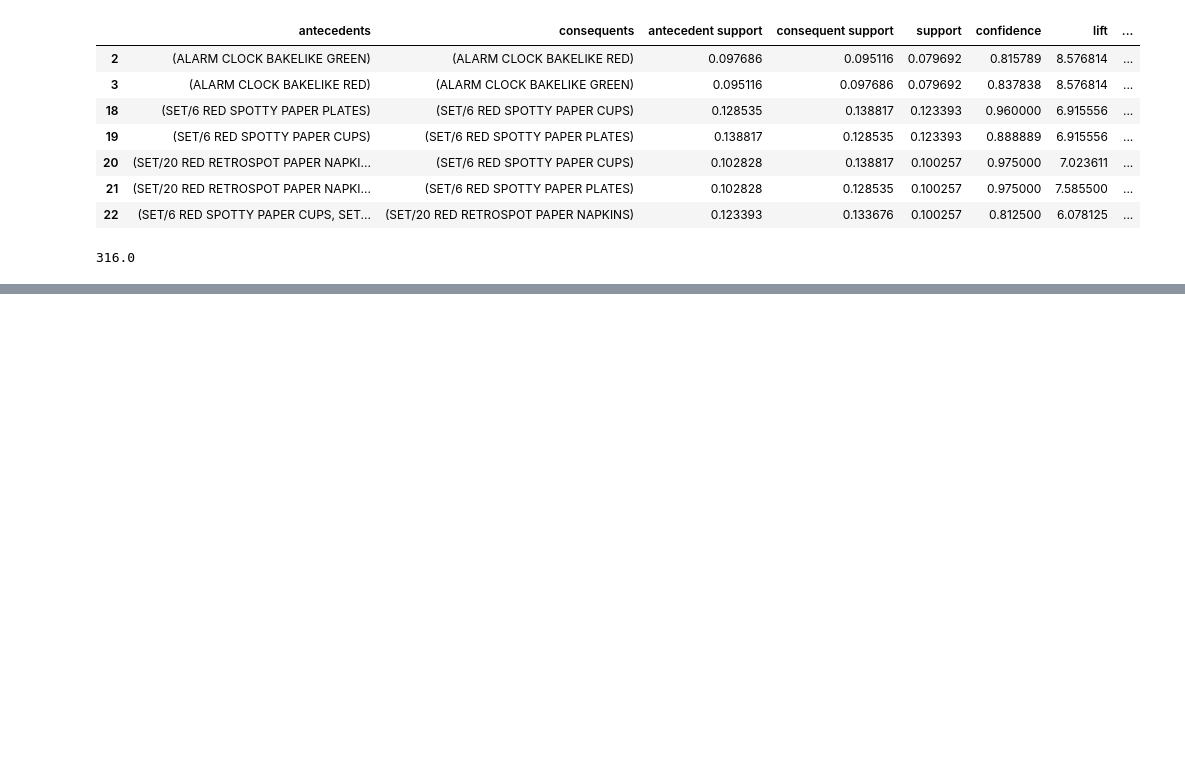
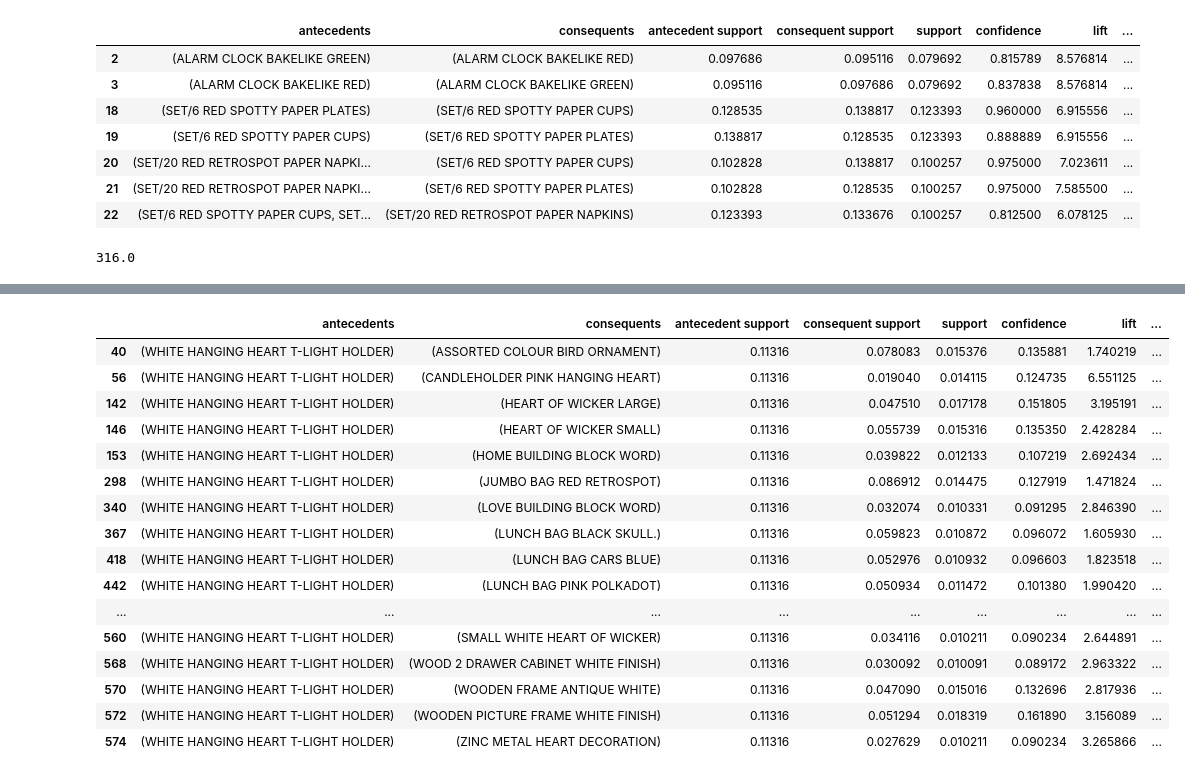
Before and after one commit to Preetikasri/Online-Customer-Purchase, a Jupyter notebook: notebook/marketing_project.ipynb, the cells around one changed output, grey strips where cells are left out. Drawn from its saved outputs; the diff is of its cells as text; code cells hidden in the pictures; blank space fills up the shorter version.

```diff
--- a/notebook/marketing_project.ipynb
+++ b/notebook/marketing_project.ipynb
@@ -230,0 +534,20 @@ basket['ALARM CLOCK BAKELIKE RED'].sum()
+# %%
+uk_whitehanger
+# %% [output]
+|  | antecedents | consequents | antecedent support | consequent support | support | confidence | lift | ... |
+| 40 | (WHITE HANGING HEART T-LIGHT HOLDER) | (ASSORTED COLOUR BIRD ORNAMENT) | 0.11316 | 0.078083 | 0.015376 | 0.135881 | 1.740219 | ... |
+| 56 | (WHITE HANGING HEART T-LIGHT HOLDER) | (CANDLEHOLDER PINK HANGING HEART) | 0.11316 | 0.019040 | 0.014115 | 0.124735 | 6.551125 | ... |
+| 142 | (WHITE HANGING HEART T-LIGHT HOLDER) | (HEART OF WICKER LARGE) | 0.11316 | 0.047510 | 0.017178 | 0.151805 | 3.195191 | ... |
+| 146 | (WHITE HANGING HEART T-LIGHT HOLDER) | (HEART OF WICKER SMALL) | 0.11316 | 0.055739 | 0.015316 | 0.135350 | 2.428284 | ... |
+| 153 | (WHITE HANGING HEART T-LIGHT HOLDER) | (HOME BUILDING BLOCK WORD) | 0.11316 | 0.039822 | 0.012133 | 0.107219 | 2.692434 | ... |
+| 298 | (WHITE HANGING HEART T-LIGHT HOLDER) | (JUMBO BAG RED RETROSPOT) | 0.11316 | 0.086912 | 0.014475 | 0.127919 | 1.471824 | ... |
+| 340 | (WHITE HANGING HEART T-LIGHT HOLDER) | (LOVE BUILDING BLOCK WORD) | 0.11316 | 0.032074 | 0.010331 | 0.091295 | 2.846390 | ... |
+| 367 | (WHITE HANGING HEART T-LIGHT HOLDER) | (LUNCH BAG BLACK SKULL.) | 0.11316 | 0.059823 | 0.010872 | 0.096072 | 1.605930 | ... |
+| 418 | (WHITE HANGING HEART T-LIGHT HOLDER) | (LUNCH BAG CARS BLUE) | 0.11316 | 0.052976 | 0.010932 | 0.096603 | 1.823518 | ... |
+| 442 | (WHITE HANGING HEART T-LIGHT HOLDER) | (LUNCH BAG PINK POLKADOT) | 0.11316 | 0.050934 | 0.011472 | 0.101380 | 1.990420 | ... |
+| ... | ... | ... | ... | ... | ... | ... | ... | ... |
+| 560 | (WHITE HANGING HEART T-LIGHT HOLDER) | (SMALL WHITE HEART OF WICKER) | 0.11316 | 0.034116 | 0.010211 | 0.090234 | 2.644891 | ... |
+| 568 | (WHITE HANGING HEART T-LIGHT HOLDER) | (WOOD 2 DRAWER CABINET WHITE FINISH) | 0.11316 | 0.030092 | 0.010091 | 0.089172 | 2.963322 | ... |
+| 570 | (WHITE HANGING HEART T-LIGHT HOLDER) | (WOODEN FRAME ANTIQUE WHITE) | 0.11316 | 0.047090 | 0.015016 | 0.132696 | 2.817936 | ... |
+| 572 | (WHITE HANGING HEART T-LIGHT HOLDER) | (WOODEN PICTURE FRAME WHITE FINISH) | 0.11316 | 0.051294 | 0.018319 | 0.161890 | 3.156089 | ... |
+| 574 | (WHITE HANGING HEART T-LIGHT HOLDER) | (ZINC METAL HEART DECORATION) | 0.11316 | 0.027629 | 0.010211 | 0.090234 | 3.265866 | ... |
```
Also changed, not shown: parts of 46 cells of this notebook.
